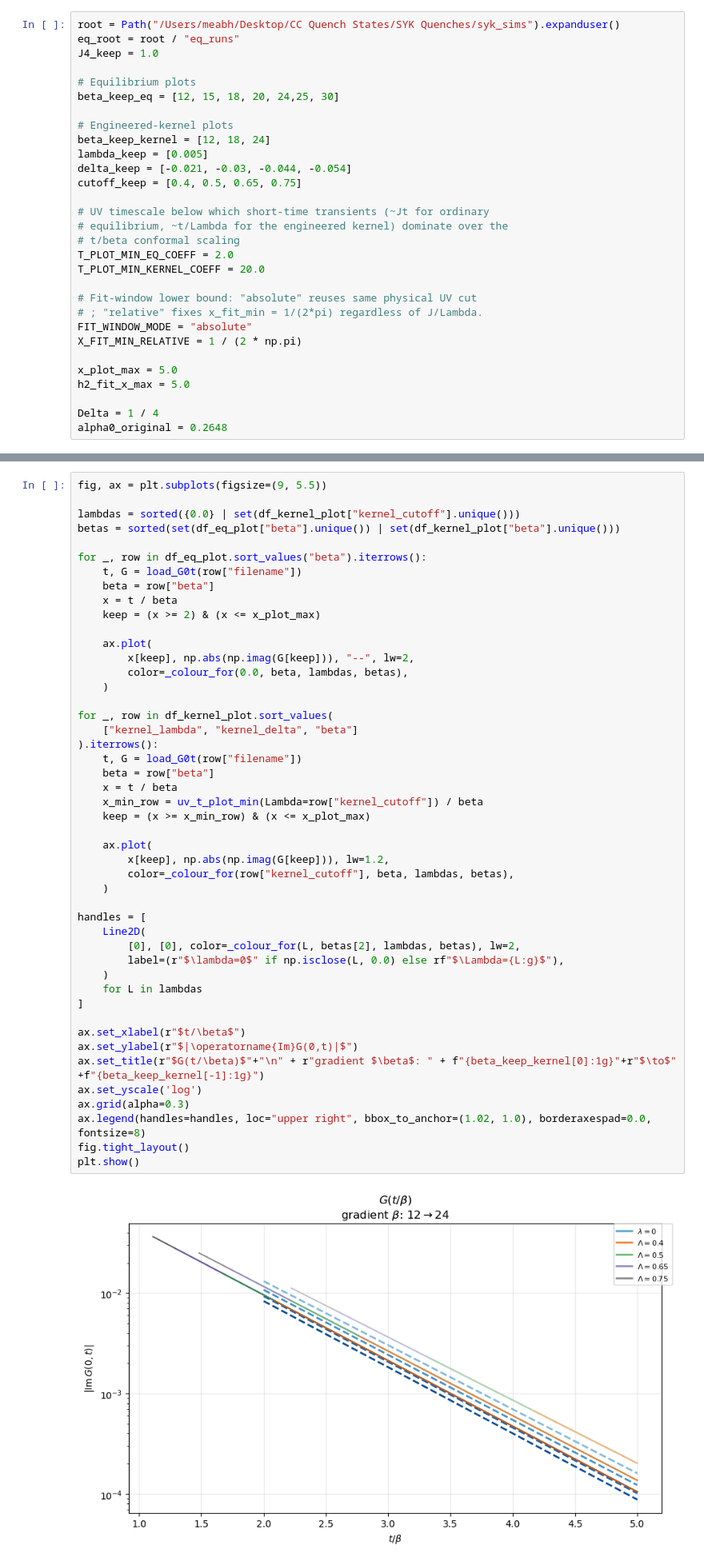
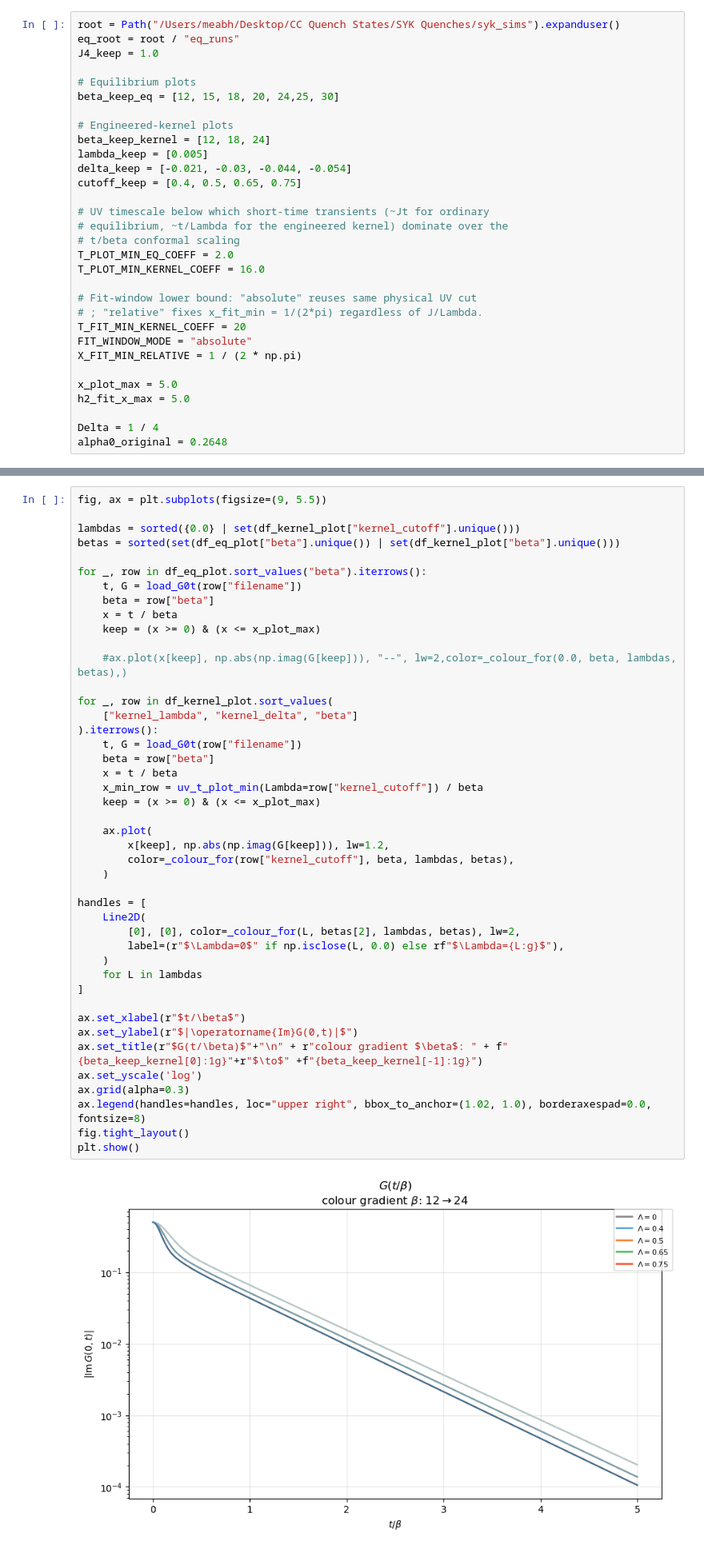
Before and after one commit to meabhallen/sykquench, a Jupyter notebook: syk_realtime_kernel.ipynb, the cells around one changed output, grey strips where cells are left out. Shown at 80% size. Saved outputs shown, nothing was run; the diff lists cells and outputs as text.

```diff
--- a/syk_realtime_kernel.ipynb
+++ b/syk_realtime_kernel.ipynb
@@ -36,10 +36,11 @@ cutoff_keep = [0.4, 0.5, 0.65, 0.75]
 # equilibrium, ~t/Lambda for the engineered kernel) dominate over the
 # t/beta conformal scaling
 T_PLOT_MIN_EQ_COEFF = 2.0
-T_PLOT_MIN_KERNEL_COEFF = 20.0
+T_PLOT_MIN_KERNEL_COEFF = 16.0
 
 # Fit-window lower bound: "absolute" reuses same physical UV cut
 # ; "relative" fixes x_fit_min = 1/(2*pi) regardless of J/Lambda.
+T_FIT_MIN_KERNEL_COEFF = 20
 FIT_WINDOW_MODE = "absolute"
 X_FIT_MIN_RELATIVE = 1 / (2 * np.pi)
 
@@ -569,45 +570,42 @@ for _, row in df_eq_plot.sort_values("beta").iterrows():
     t, G = load_G0t(row["filename"])
     beta = row["beta"]
     x = t / beta
-    keep = (x >= 2) & (x <= x_plot_max)
+    keep = (x >= 0) & (x <= x_plot_max)
 
-    ax.plot(
-        x[keep], np.abs(np.imag(G[keep])), "--", lw=2,
-        color=_colour_for(0.0, beta, lambdas, betas),
-    )
+    #ax.plot(x[keep], np.abs(np.imag(G[keep])), "--", lw=2,color=_colour_for(0.0, beta, lambdas, betas),)
 
 for _, row in df_kernel_plot.sort_values(
     ["kernel_lambda", "kernel_delta", "beta"]
 ).iterrows():
     t, G = load_G0t(row["filename"])
     beta = row["beta"]
     x = t / beta
     x_min_row = uv_t_plot_min(Lambda=row["kernel_cutoff"]) / beta
-    keep = (x >= x_min_row) & (x <= x_plot_max)
+    keep = (x >= 0) & (x <= x_plot_max)
 
     ax.plot(
         x[keep], np.abs(np.imag(G[keep])), lw=1.2,
         color=_colour_for(row["kernel_cutoff"], beta, lambdas, betas),
     )
 
 handles = [
     Line2D(
         [0], [0], color=_colour_for(L, betas[2], lambdas, betas), lw=2,
-        label=(r"$\lambda=0$" if np.isclose(L, 0.0) else rf"$\Lambda={L:g}$"),
+        label=(r"$\Lambda=0$" if np.isclose(L, 0.0) else rf"$\Lambda={L:g}$"),
     )
     for L in lambdas
 ]
 
 ax.set_xlabel(r"$t/\beta$")
 ax.set_ylabel(r"$|\operatorname{Im}G(0,t)|$")
-ax.set_title(r"$G(t/\beta)$"+"\n" + r"gradient $\beta$: " + f"{beta_keep_kernel[0]:1g}"+r"$\to$" +f"{beta_keep_kernel[-1]:1g}")
+ax.set_title(r"$G(t/\beta)$"+"\n" + r"colour gradient $\beta$: " + f"{beta_keep_kernel[0]:1g}"+r"$\to$" +f"{beta_keep_kernel[-1]:1g}")
 ax.set_yscale('log')
 ax.grid(alpha=0.3)
 ax.legend(handles=handles, loc="upper right", bbox_to_anchor=(1.02, 1.0), borderaxespad=0.0, fontsize=8)
 fig.tight_layout()
 plt.show()
 # %% [output]
-[figure, old version]
+[figure, new version]
 # %% [markdown]
 ### Fit function: pair $\pm\lambda$ runs and jointly fit $b_0,b_1$
 
```
Also changed, not shown: parts of 6 cells of this notebook.
